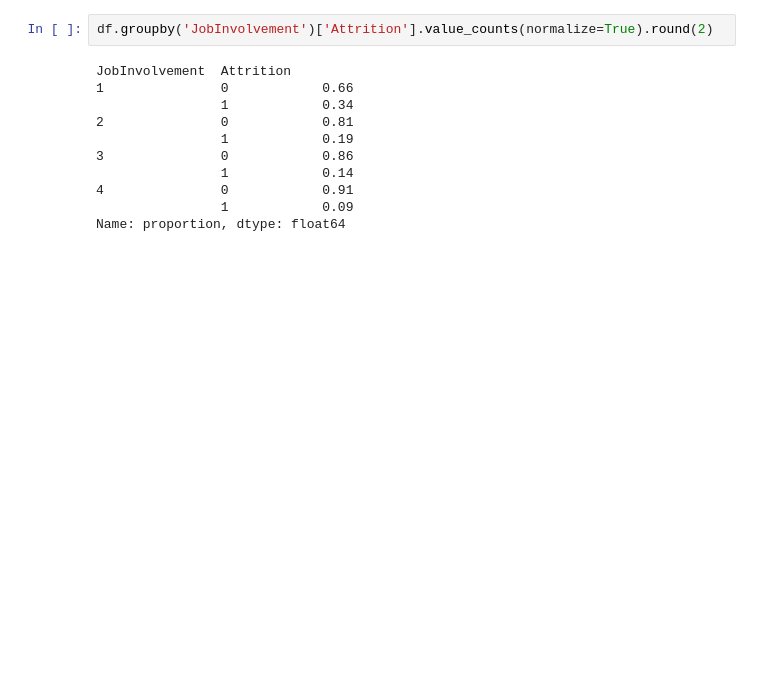
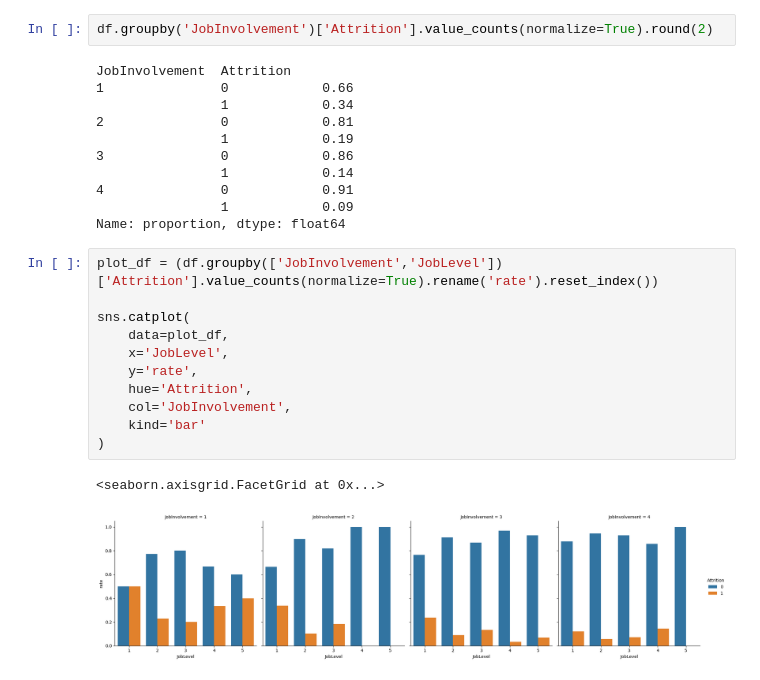
Before and after one commit to ismail-sha/Employee-Resignation-Prediction, a Jupyter notebook: resig_pred.ipynb, the cells around one changed output. Drawn from its saved outputs; the diff is of its cells as text; blank space fills up the shorter version.

```diff
--- a/resig_pred.ipynb
+++ b/resig_pred.ipynb
@@ -200,3 +200,17 @@ JobInvolvement  Attrition
 4               0            0.91
                 1            0.09
 Name: proportion, dtype: float64
+# %%
+plot_df = (df.groupby(['JobInvolvement','JobLevel'])['Attrition'].value_counts(normalize=True).rename('rate').reset_index())
+
+sns.catplot(
+    data=plot_df,
+    x='JobLevel',
+    y='rate',
+    hue='Attrition',
+    col='JobInvolvement',
+    kind='bar'
+)
+# %% [output]
+<seaborn.axisgrid.FacetGrid at 0x...>
+[figure, added]
```
Also changed, not shown: parts of 3 cells of this notebook.
